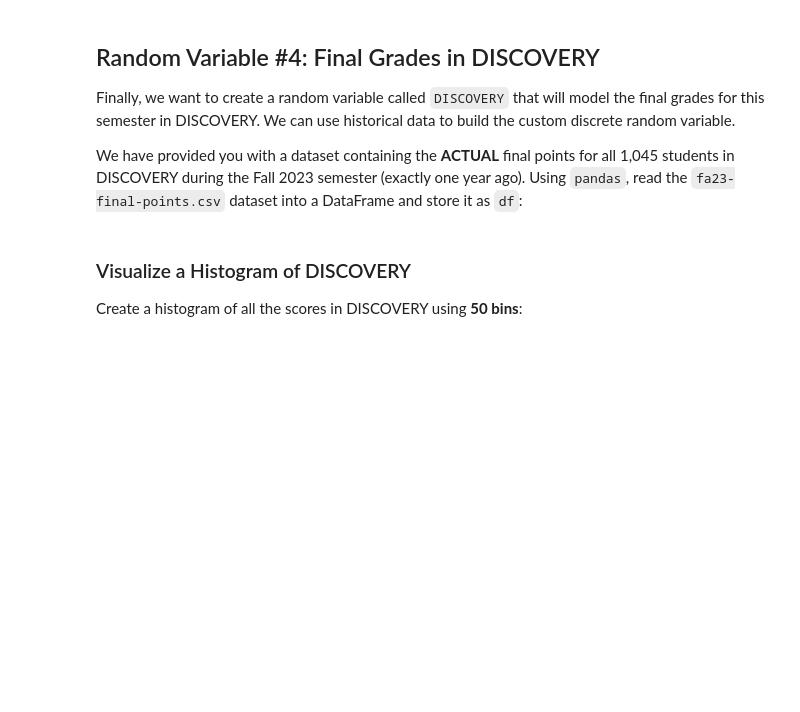
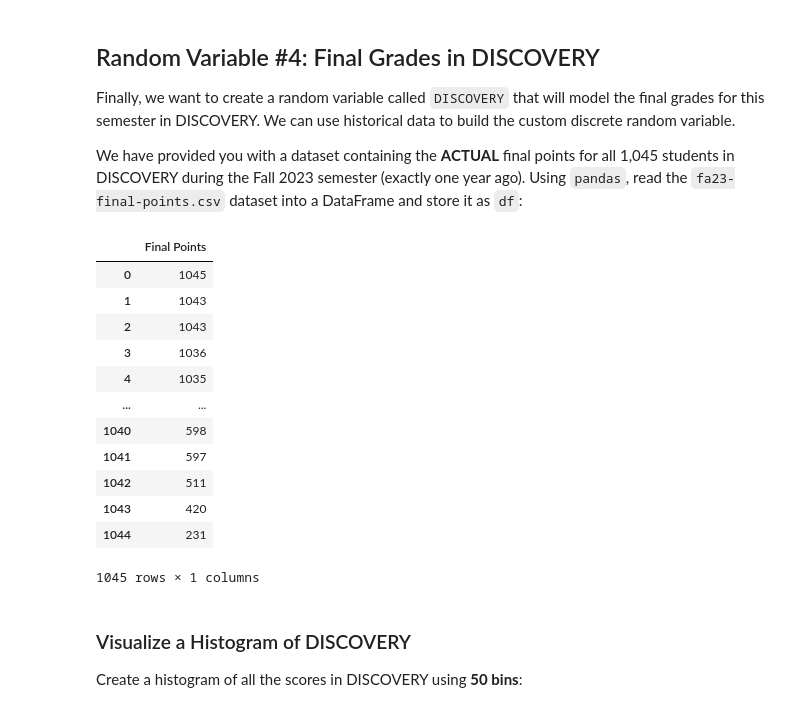
Before and after one commit to 168904578/hongyuq2, a Jupyter notebook: lab_random_variable/lab_random_variable.ipynb, the cells around one changed output. Cells and saved outputs as stored; diff of their text form; code cells hidden in the pictures; blank space fills up the shorter version.

```diff
--- a/lab_random_variable/lab_random_variable.ipynb
+++ b/lab_random_variable/lab_random_variable.ipynb
@@ -307,6 +367,24 @@ df_tea
 Finally, we want to create a random variable called `DISCOVERY` that will model the final grades for this semester in DISCOVERY.  We can use historical data to build the custom discrete random variable.
 
 We have provided you with a dataset containing the **ACTUAL** final points for all 1,045 students in DISCOVERY during the Fall 2023 semester (exactly one year ago).  Using `pandas`, read the `fa23-final-points.csv` dataset into a DataFrame and store it as `df`:
+# %%
+import pandas as pd
+df = pd.read_csv('fa23-final-points.csv')
+df
+# %% [output]
+|  | Final Points |
+| 0 | 1045 |
+| 1 | 1043 |
+| 2 | 1043 |
+| 3 | 1036 |
+| 4 | 1035 |
+| ... | ... |
+| 1040 | 598 |
+| 1041 | 597 |
+| 1042 | 511 |
+| 1043 | 420 |
+| 1044 | 231 |
+1045 rows × 1 columns
 # %% [markdown]
 ### Visualize a Histogram of DISCOVERY
 
```
Also changed, not shown: parts of 45 cells of this notebook, 1 other file.
